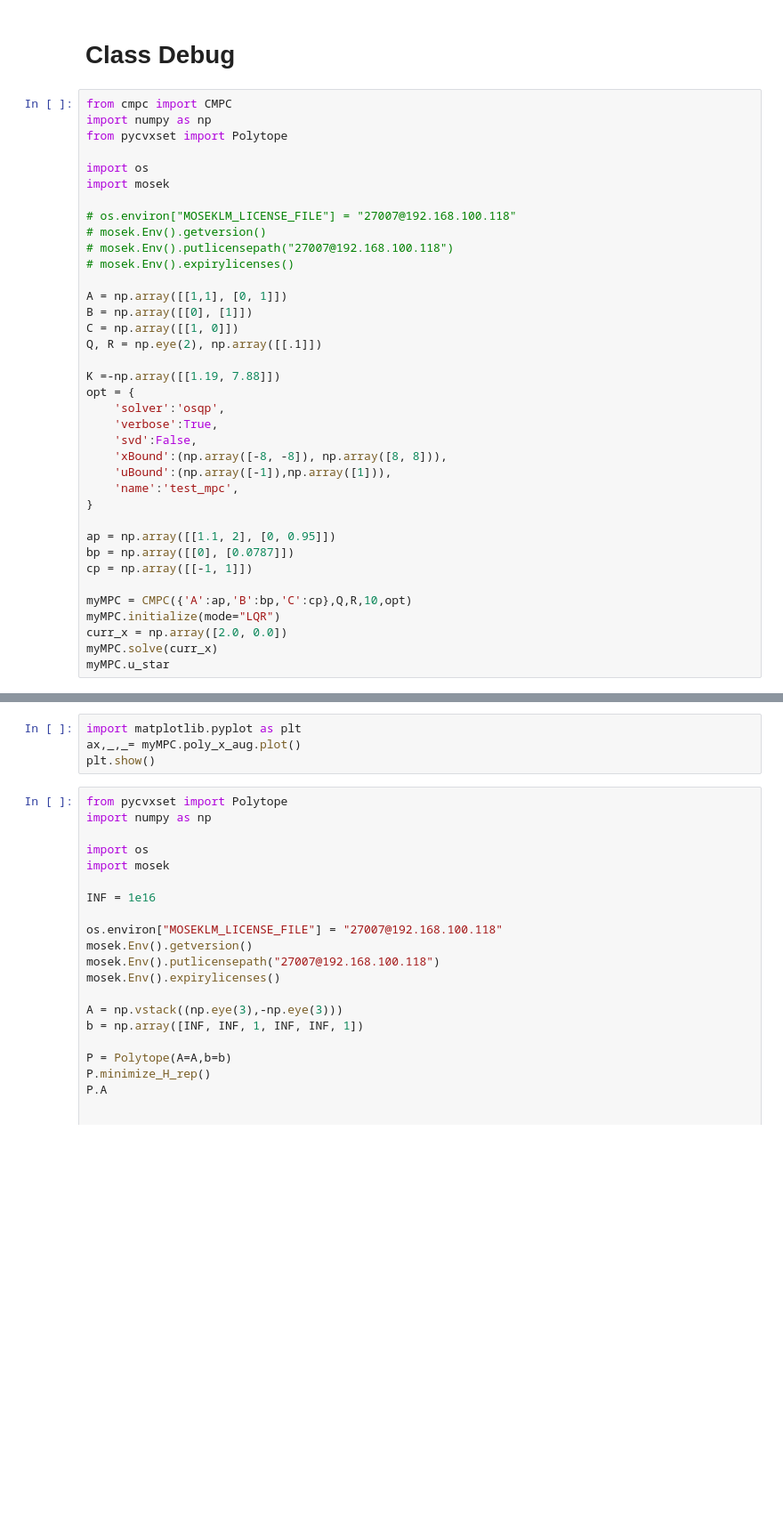
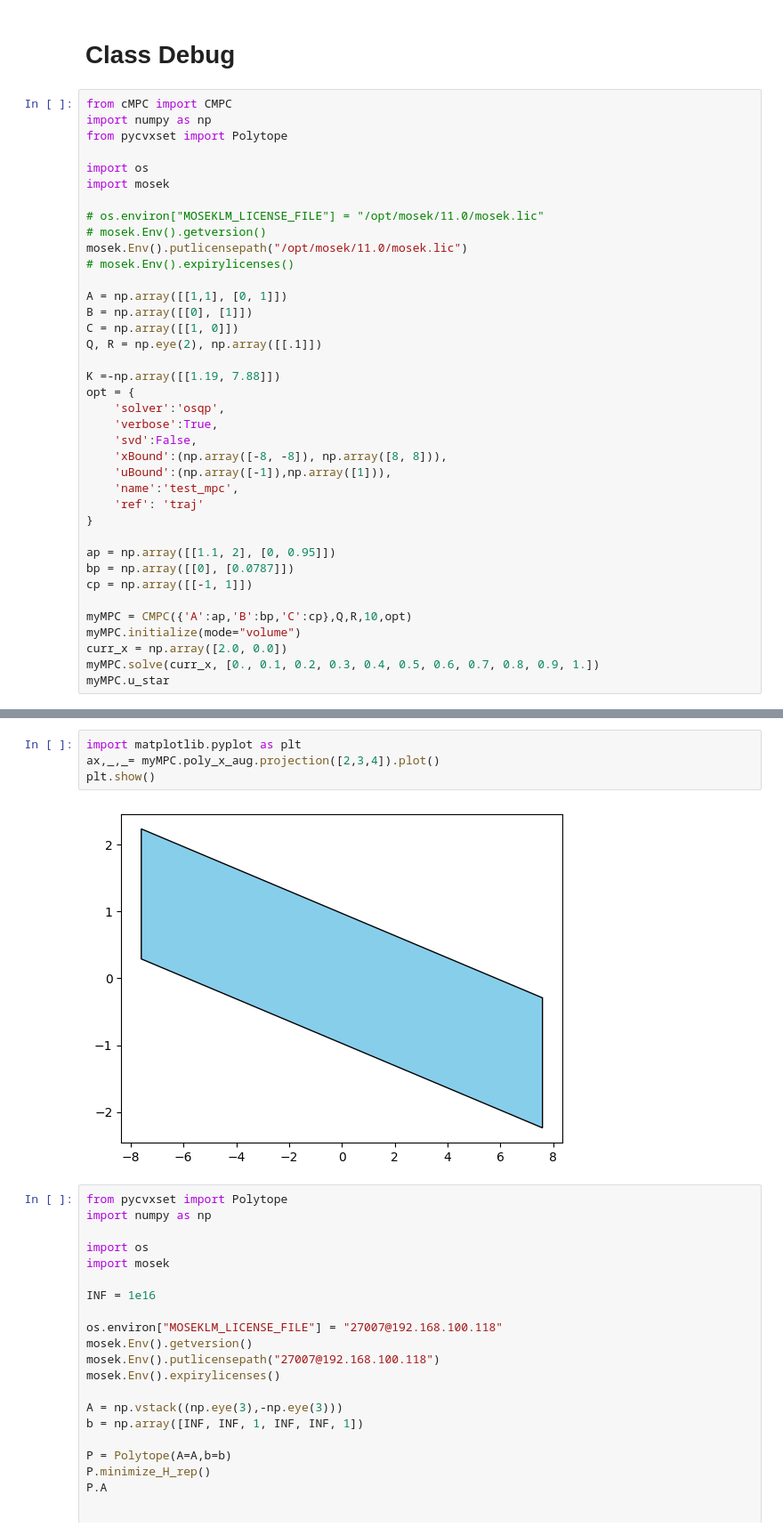
Before and after one commit to Falier0s/polypy-mpc, a Jupyter notebook: TestNotebook.ipynb, the cells around one changed output, grey strips where cells are left out. Shown at 89% size. Cells and saved outputs as stored; diff of their text form; blank space fills up the shorter version.

```diff
--- a/TestNotebook.ipynb
+++ b/TestNotebook.ipynb
@@ -544,16 +544,16 @@ solver(
 # %% [markdown]
 # Class Debug
 # %%
-from cmpc import CMPC
+from cMPC import CMPC
 import numpy as np
 from pycvxset import Polytope
 
 import os
 import mosek
 
-# os.environ["MOSEKLM_LICENSE_FILE"] = "27007@192.168.100.118"
+# os.environ["MOSEKLM_LICENSE_FILE"] = "/opt/mosek/11.0/mosek.lic"
 # mosek.Env().getversion()
-# mosek.Env().putlicensepath("27007@192.168.100.118")
+mosek.Env().putlicensepath("/opt/mosek/11.0/mosek.lic")
 # mosek.Env().expirylicenses()
 
 A = np.array([[1,1], [0, 1]])
@@ -569,6 +569,7 @@ opt = {
     'xBound':(np.array([-8, -8]), np.array([8, 8])),
     'uBound':(np.array([-1]),np.array([1])),
     'name':'test_mpc',
+    'ref': 'traj'
 }
 
 ap = np.array([[1.1, 2], [0, 0.95]])
@@ -576,9 +577,9 @@ bp = np.array([[0], [0.0787]])
 cp = np.array([[-1, 1]])
 
 myMPC = CMPC({'A':ap,'B':bp,'C':cp},Q,R,10,opt)
-myMPC.initialize(mode="LQR")
+myMPC.initialize(mode="volume")
 curr_x = np.array([2.0, 0.0])
-myMPC.solve(curr_x)
+myMPC.solve(curr_x, [0., 0.1, 0.2, 0.3, 0.4, 0.5, 0.6, 0.7, 0.8, 0.9, 1.])
 myMPC.u_star
 # %% [output]
 Iteration: 0
@@ -602,7 +603,9 @@ DM(-1.00112)
 # %%
 import matplotlib.pyplot as plt
-ax,_,_= myMPC.poly_x_aug.plot()
+ax,_,_= myMPC.poly_x_aug.projection([2,3,4]).plot()
 plt.show()
+# %% [output]
+[figure, added]
 # %%
 from pycvxset import Polytope
 import numpy as np
```
Also changed, not shown: parts of 1 cell of this notebook, 4 other files.
